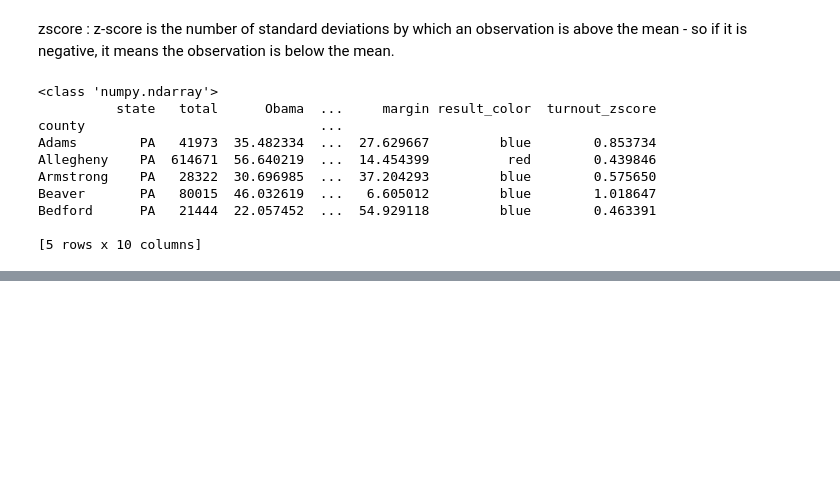
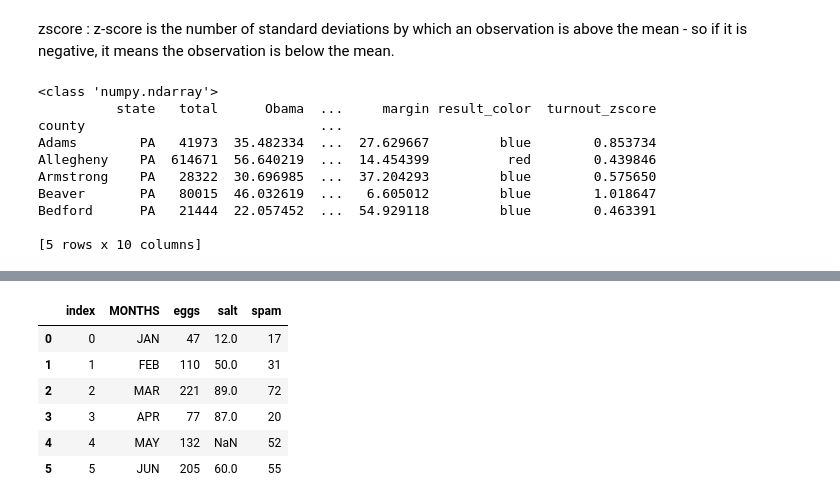
Before and after one commit to SurajKande/python-pandas, a Jupyter notebook: pandas_dataframe_manipulation.ipynb, the cells around one changed output, grey strips where cells are left out. Saved outputs shown, nothing was run; the diff lists cells and outputs as text; code cells hidden in the pictures; blank space fills up the shorter version.

```diff
--- a/pandas_dataframe_manipulation.ipynb
+++ b/pandas_dataframe_manipulation.ipynb
@@ -257,0 +322,4 @@ Bedford      PA   21444  22.057452  ...  54.929118         blue        0.463391
+# %%
+df = sales_data_frame
+# %%
+df.columns.name=None               #removing the columns index name for clarity
@@ -257,0 +337,2 @@ Bedford      PA   21444  22.057452  ...  54.929118         blue        0.463391
+# %%
+df.reset_index(inplace=True)
@@ -257,0 +349,12 @@ Bedford      PA   21444  22.057452  ...  54.929118         blue        0.463391
+# %%
+df.reset_index(inplace=True)    # just to create a extra index
+# %%
+df
+# %% [output]
+|  | index | MONTHS | eggs | salt | spam |
+| 0 | 0 | JAN | 47 | 12.0 | 17 |
+| 1 | 1 | FEB | 110 | 50.0 | 31 |
+| 2 | 2 | MAR | 221 | 89.0 | 72 |
+| 3 | 3 | APR | 77 | 87.0 | 20 |
+| 4 | 4 | MAY | 132 | NaN | 52 |
+| 5 | 5 | JUN | 205 | 60.0 | 55 |
```
Also changed, not shown: parts of 42 cells of this notebook.
